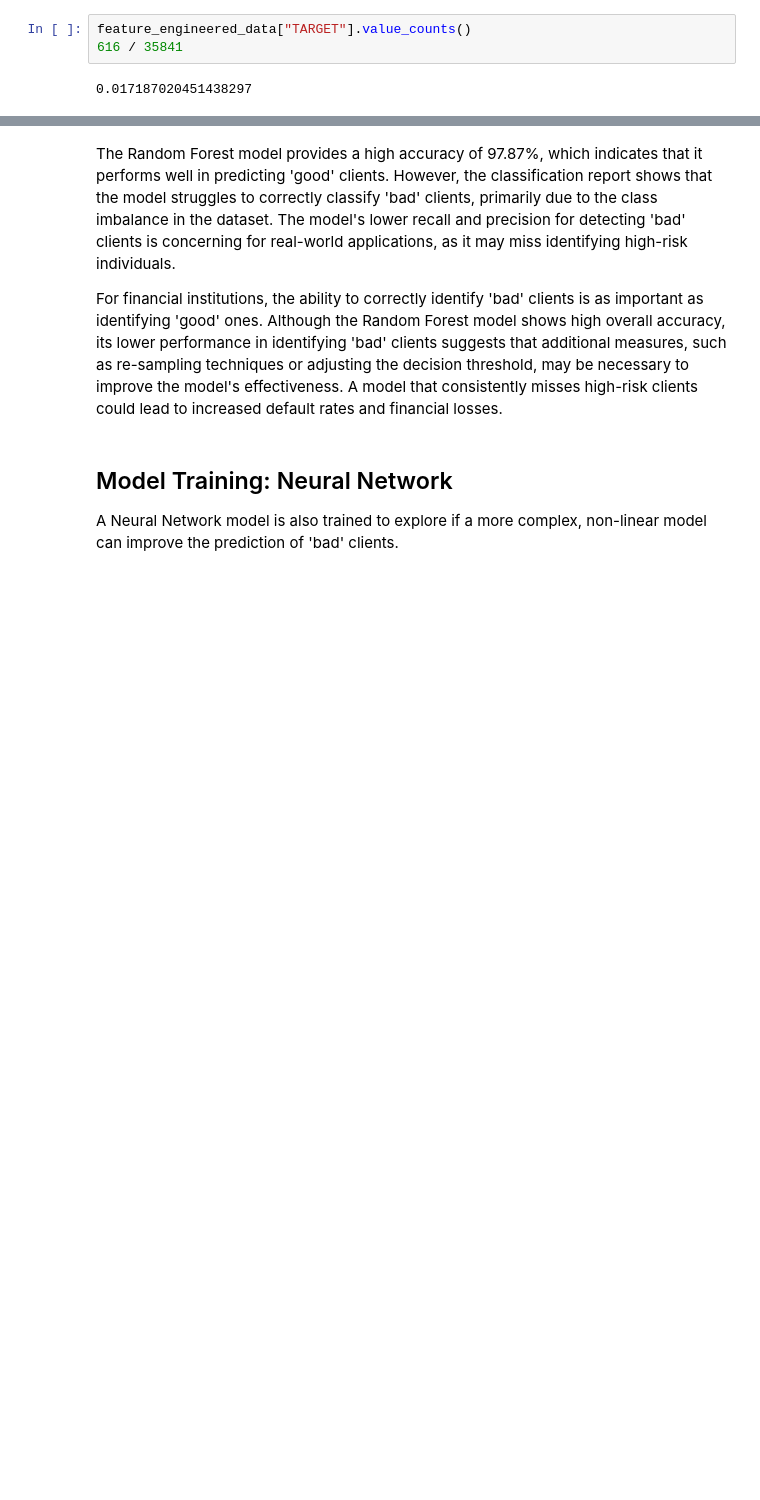
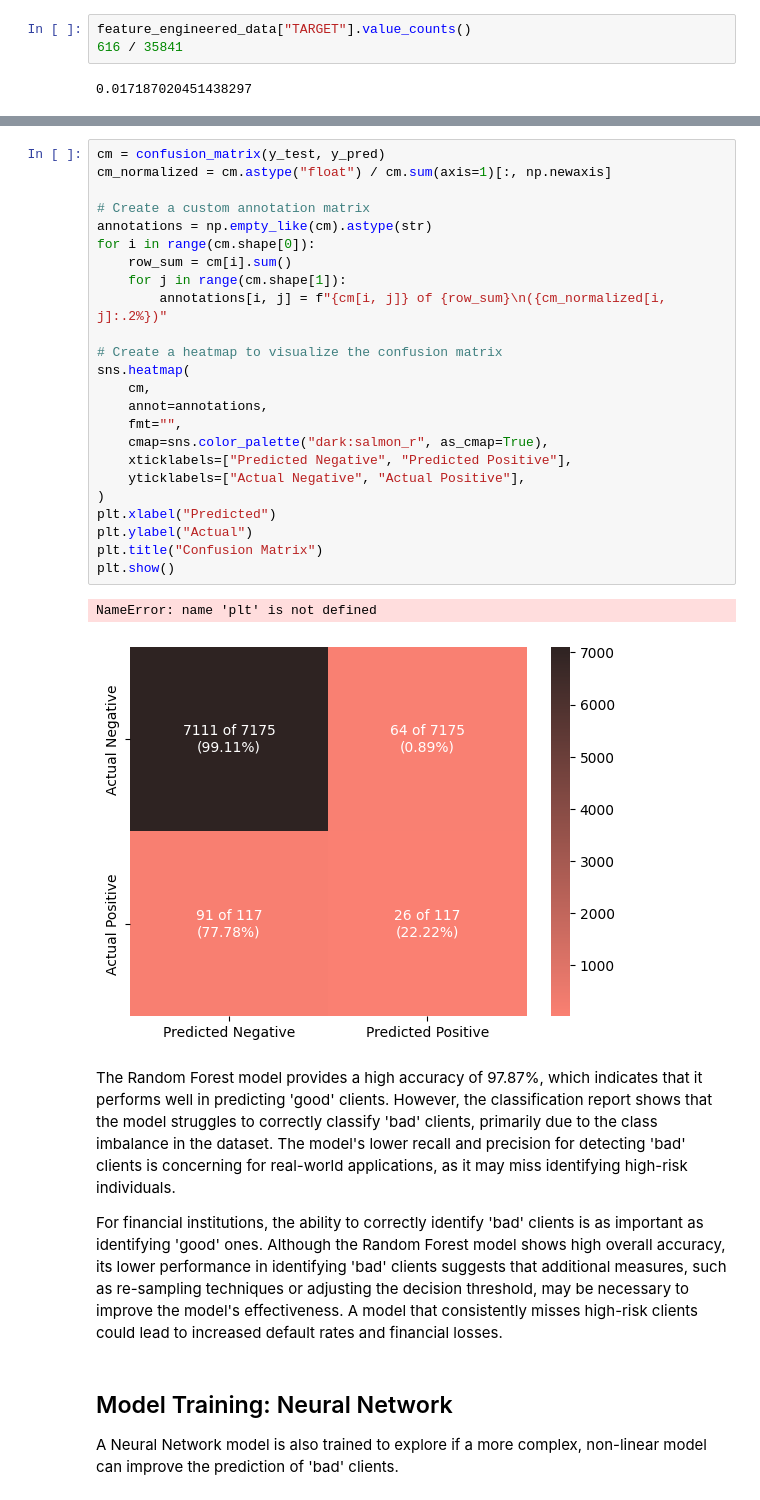
Before and after one commit to rafaelperez/team_project, a Jupyter notebook: src/hu_Project2.ipynb, the cells around one changed output, grey strips where cells are left out. Drawn from its saved outputs; the diff is of its cells as text; blank space fills up the shorter version.

```diff
--- a/src/hu_Project2.ipynb
+++ b/src/hu_Project2.ipynb
@@ -255,6 +258,33 @@ Random Forest Classification Report:
     accuracy                           0.98      7292
    macro avg       0.64      0.61      0.62      7292
 weighted avg       0.98      0.98      0.98      7292
+# %%
+cm = confusion_matrix(y_test, y_pred)
+cm_normalized = cm.astype("float") / cm.sum(axis=1)[:, np.newaxis]
+
+# Create a custom annotation matrix
+annotations = np.empty_like(cm).astype(str)
+for i in range(cm.shape[0]):
+    row_sum = cm[i].sum()
+    for j in range(cm.shape[1]):
+        annotations[i, j] = f"{cm[i, j]} of {row_sum}\n({cm_normalized[i, j]:.2%})"
+
+# Create a heatmap to visualize the confusion matrix
+sns.heatmap(
+    cm,
+    annot=annotations,
+    fmt="",
+    cmap=sns.color_palette("dark:salmon_r", as_cmap=True),
+    xticklabels=["Predicted Negative", "Predicted Positive"],
+    yticklabels=["Actual Negative", "Actual Positive"],
+)
+plt.xlabel("Predicted")
+plt.ylabel("Actual")
+plt.title("Confusion Matrix")
+plt.show()
+# %% [output]
+NameError: name 'plt' is not defined
+[figure, added]
 # %% [markdown]
 The Random Forest model provides a high accuracy of 97.87%, which indicates that it performs well in predicting 'good' clients. However, the classification report shows that the model struggles to correctly classify 'bad' clients, primarily due to the class imbalance in the dataset. The model's lower recall and precision for detecting 'bad' clients is concerning for real-world applications, as it may miss identifying high-risk individuals.
 
```
Also changed, not shown: parts of 12 cells of this notebook.
